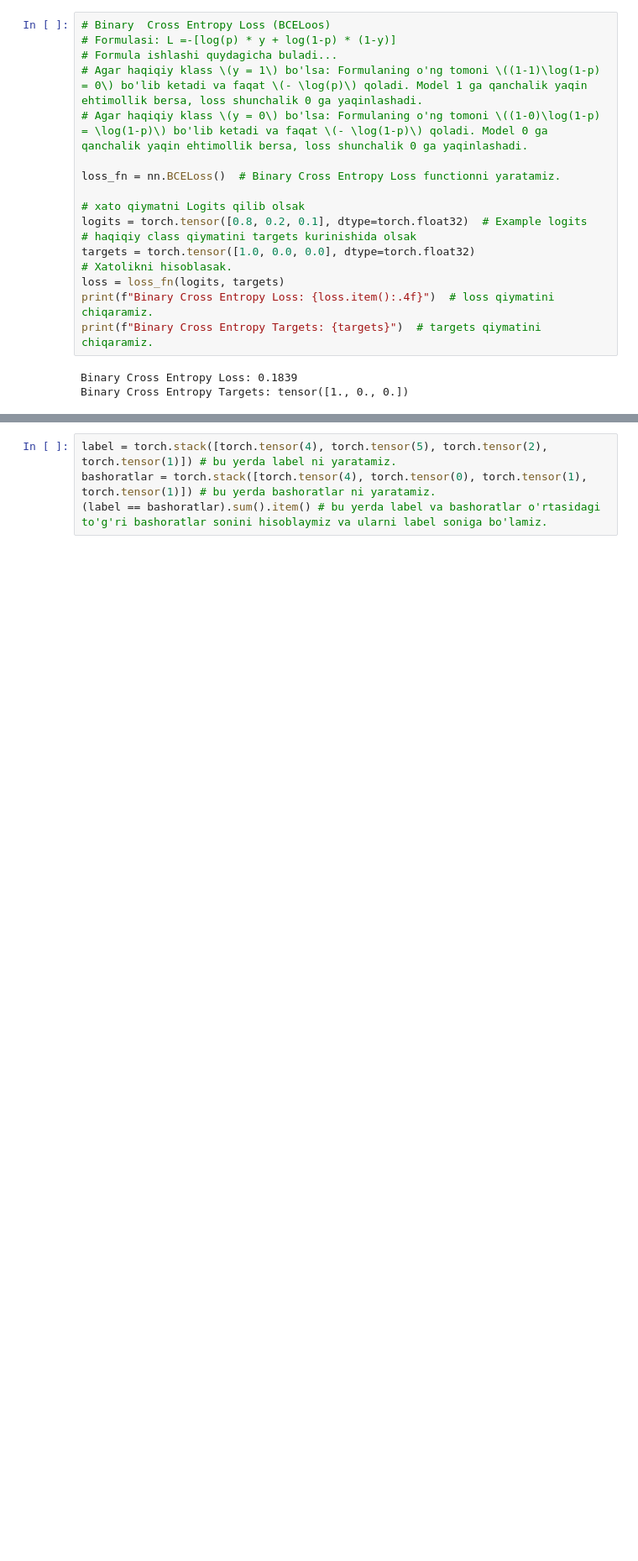
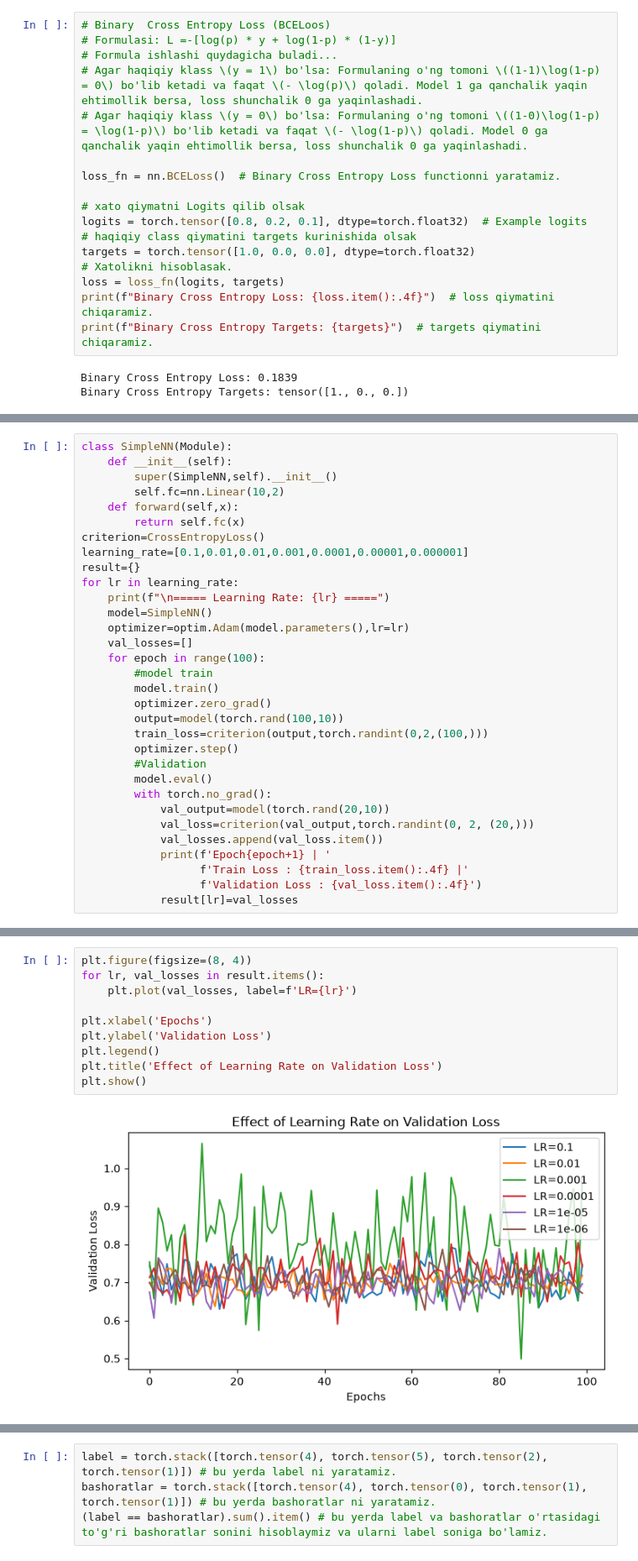
Before and after one commit to SobirjonFayziyevich/Course, a Jupyter notebook: 10-dars/10_MNIST.ipynb, the cells around one changed output, grey strips where cells are left out. Shown at 84% size. Saved outputs shown, nothing was run; the diff lists cells and outputs as text; blank space fills up the shorter version.

```diff
--- a/10-dars/10_MNIST.ipynb
+++ b/10-dars/10_MNIST.ipynb
@@ -90,0 +134,32 @@ Numpy Ce Loss: 34.538776394910684
+# %%
+class SimpleNN(Module):
+    def __init__(self):
+        super(SimpleNN,self).__init__()
+        self.fc=nn.Linear(10,2)
+    def forward(self,x):
+        return self.fc(x)
+criterion=CrossEntropyLoss()
+learning_rate=[0.1,0.01,0.01,0.001,0.0001,0.00001,0.000001]
+result={}
+for lr in learning_rate:
+    print(f"\n===== Learning Rate: {lr} =====")
+    model=SimpleNN()
+    optimizer=optim.Adam(model.parameters(),lr=lr)
+    val_losses=[]
+    for epoch in range(100):
+        #model train
+        model.train()
+        optimizer.zero_grad()
+        output=model(torch.rand(100,10))
+        train_loss=criterion(output,torch.randint(0,2,(100,)))
+        optimizer.step()
+        #Validation
+        model.eval()
+        with torch.no_grad():
+            val_output=model(torch.rand(20,10))
+            val_loss=criterion(val_output,torch.randint(0, 2, (20,)))
+            val_losses.append(val_loss.item())
+            print(f'Epoch{epoch+1} | '
+                  f'Train Loss : {train_loss.item():.4f} |'
+                  f'Validation Loss : {val_loss.item():.4f}')
+            result[lr]=val_losses
@@ -91,3 +184,15 @@ Numpy Ce Loss: 34.538776394910684
+# %%
+plt.figure(figsize=(8, 4))
+for lr, val_losses in result.items():
+    plt.plot(val_losses, label=f'LR={lr}')
+
+plt.xlabel('Epochs')
+plt.ylabel('Validation Loss')
+plt.legend()
+plt.title('Effect of Learning Rate on Validation Loss')
+plt.show()
+# %% [output]
+[figure, added]
 # %%
 # Adam Optimizer
 import torch
```
Also changed, not shown: parts of 11 cells of this notebook, 3 other files.
